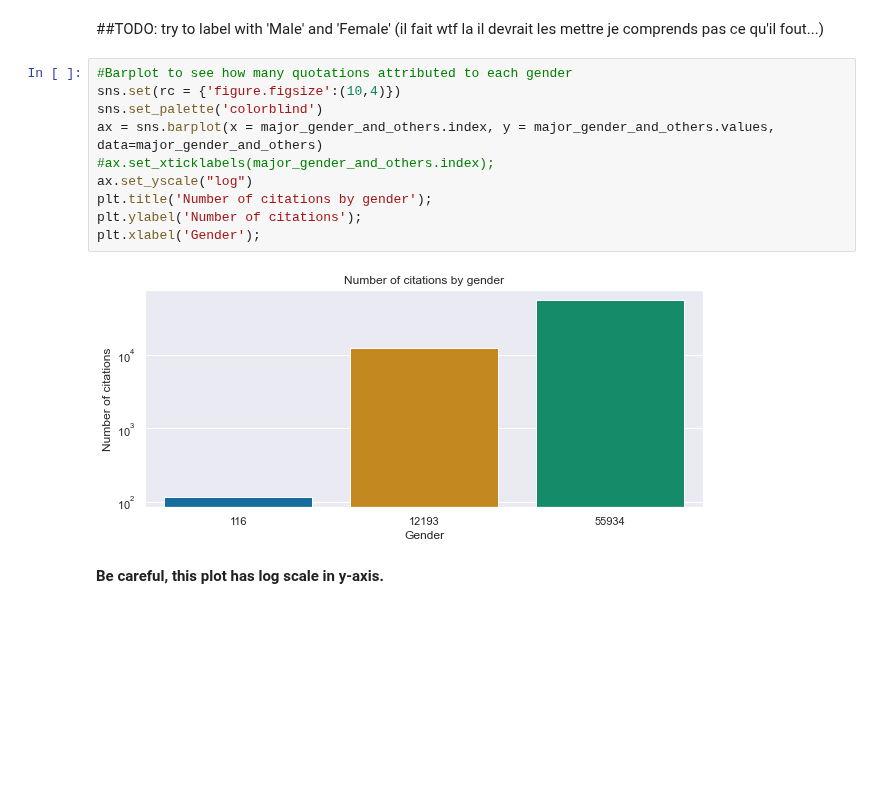
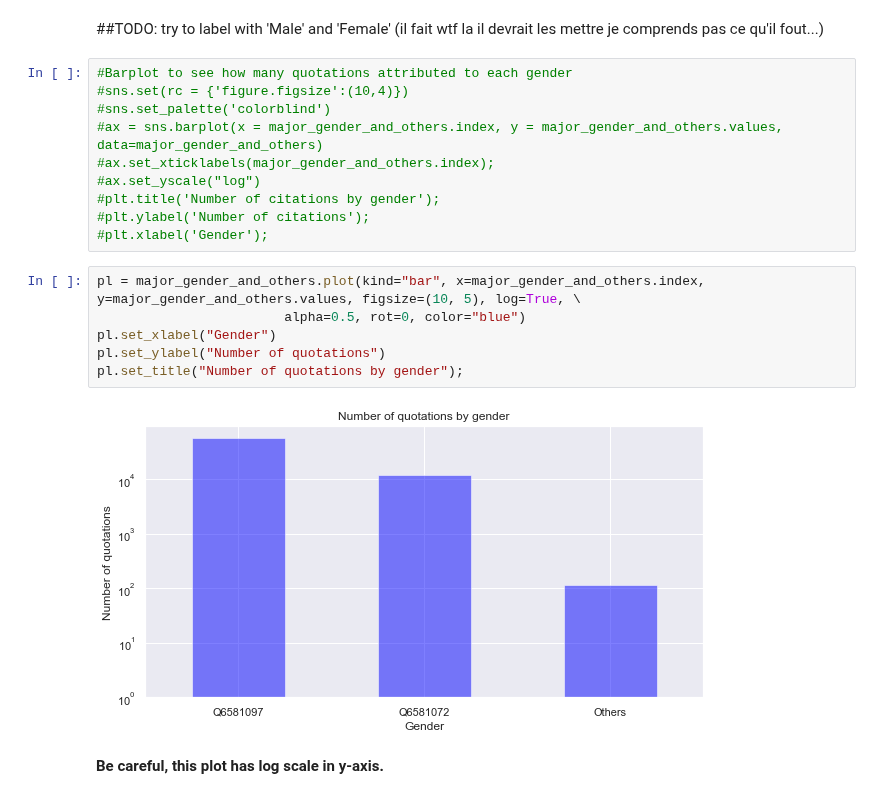
Before and after one commit to janougome/ADA-team, a Jupyter notebook: Descriptive tasks.ipynb, the cells around one changed output. Drawn from its saved outputs; the diff is of its cells as text; blank space fills up the shorter version.

```diff
--- a/Descriptive tasks.ipynb
+++ b/Descriptive tasks.ipynb
@@ -88,16 +88,22 @@ dtype: int64
 ##TODO: try to label with 'Male' and 'Female' (il fait wtf la il devrait les mettre je comprends pas ce qu'il fout...)
 # %%
 #Barplot to see how many quotations attributed to each gender
-sns.set(rc = {'figure.figsize':(10,4)})
-sns.set_palette('colorblind')
-ax = sns.barplot(x = major_gender_and_others.index, y = major_gender_and_others.values, data=major_gender_and_others)
+#sns.set(rc = {'figure.figsize':(10,4)})
+#sns.set_palette('colorblind')
+#ax = sns.barplot(x = major_gender_and_others.index, y = major_gender_and_others.values, data=major_gender_and_others)
 #ax.set_xticklabels(major_gender_and_others.index);
-ax.set_yscale("log")
-plt.title('Number of citations by gender');
-plt.ylabel('Number of citations');
-plt.xlabel('Gender');
+#ax.set_yscale("log")
+#plt.title('Number of citations by gender');
+#plt.ylabel('Number of citations');
+#plt.xlabel('Gender');
-# %% [output]
-[figure, removed]
+# %%
+pl = major_gender_and_others.plot(kind="bar", x=major_gender_and_others.index, y=major_gender_and_others.values, figsize=(10, 5), log=True, \
+                        alpha=0.5, rot=0, color="blue")
+pl.set_xlabel("Gender")
+pl.set_ylabel("Number of quotations")
+pl.set_title("Number of quotations by gender");
+# %% [output]
+[figure, added]
 # %% [markdown]
 **Be careful, this plot has log scale in y-axis.**
 # %% [markdown]
```
Also changed, not shown: parts of 3 cells of this notebook, 1 other file.
